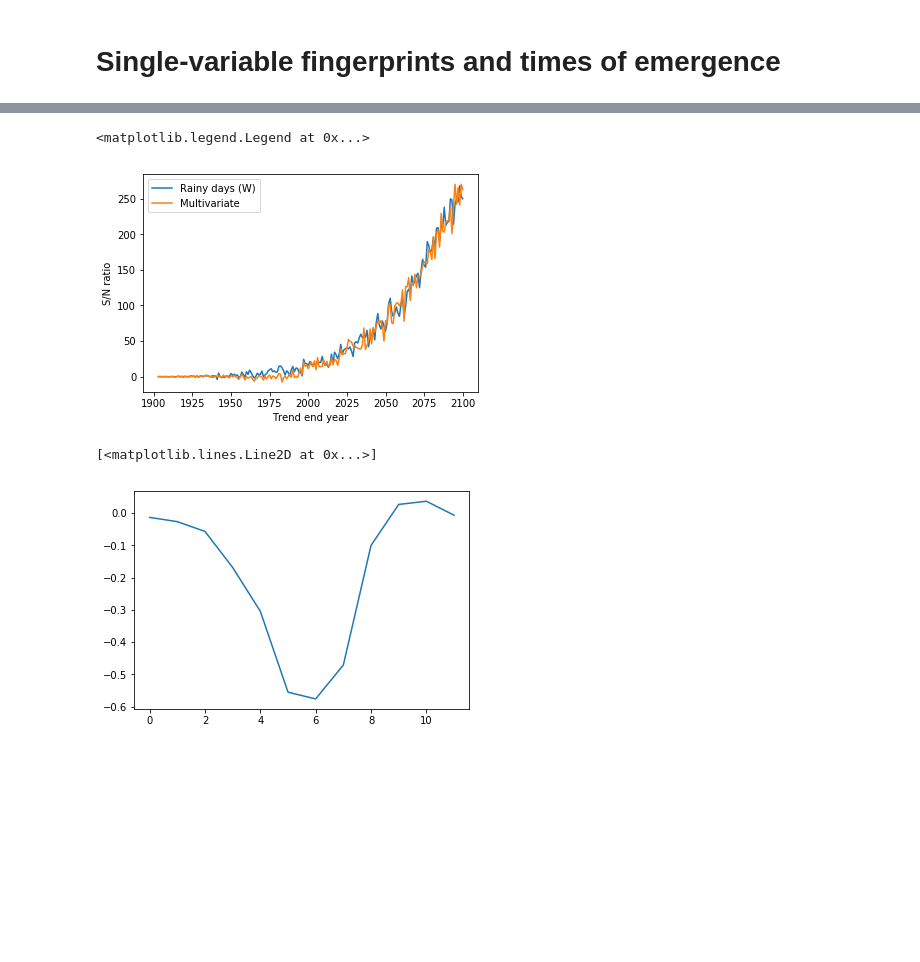
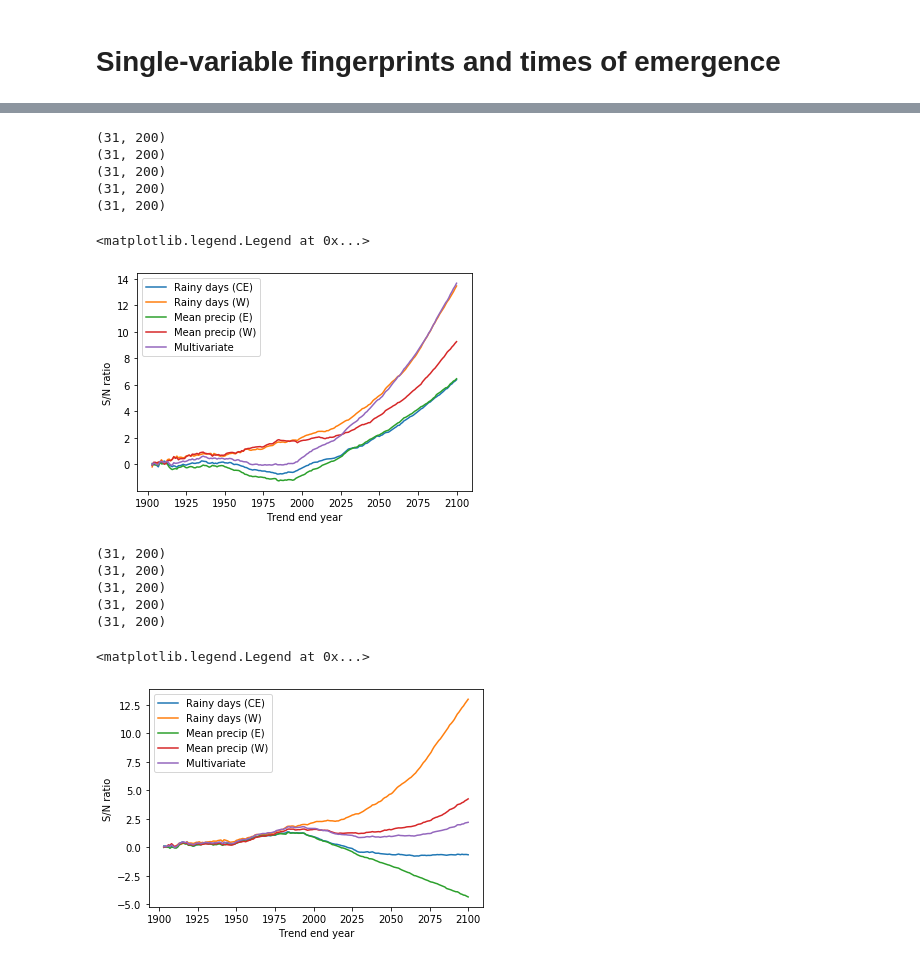
Before and after one commit to katemarvel/Sahel_Code, a Jupyter notebook: SahelFinal.ipynb, the cells around one changed output, grey strips where cells are left out. Saved outputs shown, nothing was run; the diff lists cells and outputs as text; code cells hidden in the pictures; blank space fills up the shorter version.

Commit message:
Sahel_Final improved

```diff
--- a/SahelFinal.ipynb
+++ b/SahelFinal.ipynb
@@ -757,7 +764,7 @@ for variable in include:
 # %%
 for key in SOLVERS20.keys():
     solver=SOLVERS20[key]
-    fac=da.get_orientation(solver)
+    fac=DA_tools.get_orientation(solver)
     eof1=solver.eofs()[0]
     plt.plot(fac*eof1.asma())
 # %% [output]
@@ -765,7 +772,7 @@ for key in SOLVERS20.keys():
 # %%
 for key in SOLVERS21.keys():
     solver=SOLVERS21[key]
-    fac=da.get_orientation(solver)
+    fac=DA_tools.get_orientation(solver)
     eof1=solver.eofs()[0]
     plt.plot(fac*eof1.asma())
 # %% [output]
@@ -844,10 +824,0 @@ f20.close()
-# %%
-f21=cdms.open("/Users/kmarvel/Google Drive/Sahel/DATA/SN/signals21cen.nc","w")
-for variable in include:
-    projections21=h85.project_on_solver(time_bounds=('2000-1-1','2099-12-31'),include=variable)
-    projections21.id=variable
-    f21.write(projections21)
-projections21=h85.project_on_solver(time_bounds=('2000-1-1','2099-12-31'),include=include)
-projections21.id="all"
-f21.write(projections21)
-f21.close()
@@ -854,13 +918,26 @@ f21.close()
 # %%
-def plot_signal_to_noise(variable,century,**kwargs):
-    fsignal=cdms.open("/Users/kmarvel/Google Drive/Sahel/DATA/SN/signals"+str(century)+"cen.nc")
+def plot_signal_to_noise(variable,century,CRU=False,include_all=False,**kwargs):
+    if CRU:
+
+        fsignal=cdms.open("/Users/kmarvel/Google Drive/Sahel/DATA/SN/signalsCRU"+str(century)+"cen.nc")
+    else:
+
+        fsignal=cdms.open("/Users/kmarvel/Google Drive/Sahel/DATA/SN/signals"+str(century)+"cen.nc")
     signals=fsignal(variable)
+    print(signals.shape)
     fnoise=cdms.open("/Users/kmarvel/Google Drive/Sahel/DATA/SN/noise"+str(century)+"cen.nc")
     noise=fnoise(variable)
     fsignal.close()
     fnoise.close()
-    SN=MV.average(signals,axis=0)/noise
-    xax=np.arange(200)+1901
+    if CRU:
+        SN=signals/noise[:len(signals)]
+    else:
+        SN=MV.average(signals,axis=0)/noise
+    xax=np.arange(len(SN))+1901
     plt.plot(xax,SN.asma(),**kwargs)
     plt.ylabel("S/N ratio")
     plt.xlabel("Trend end year")
+    if (include_all and ~CRU):
+
+        for i in range(signals.shape[0]):
+            plt.plot(xax,(signals[i]/noise).asma(),lw=.5,alpha=.3,**kwargs)
@@ -889,15 +994,30 @@ plot_signal("all",21)
 # %%
-#plot_signal_to_noise("intensity_CE",21,label="Rainy days (CE)")
+plot_signal_to_noise("intensity_CE",21,label="Rainy days (CE)")
 plot_signal_to_noise("intensity_W",21,label="Rainy days (W)")
-#plot_signal_to_noise("pr_CE",21,label="Mean precip (E)")
-#plot_signal_to_noise("pr_W",21,label="Mean precip (W)")
+plot_signal_to_noise("pr_CE",21,label="Mean precip (E)")
+plot_signal_to_noise("pr_W",21,label="Mean precip (W)")
 plot_signal_to_noise("all",21,label="Multivariate")
 plt.legend()
 # %% [output]
-<matplotlib.legend.Legend at 0x...>
+(31, 200)
+(31, 200)
+(31, 200)
+(31, 200)
+(31, 200)
+<matplotlib.legend.Legend at 0x...>
-[figure, old version]
+[figure, new version]
-# %%
-plt.plot(SOLVERS21["intensity_W"].eofs()[0].asma())
-# %% [output]
-[<matplotlib.lines.Line2D at 0x...>]
-[figure, removed]
+# %%
+plot_signal_to_noise("intensity_CE",20,label="Rainy days (CE)")
+plot_signal_to_noise("intensity_W",20,label="Rainy days (W)")
+plot_signal_to_noise("pr_CE",20,label="Mean precip (E)")
+plot_signal_to_noise("pr_W",20,label="Mean precip (W)")
+plot_signal_to_noise("all",20,label="Multivariate")
+plt.legend()
+# %% [output]
+(31, 200)
+(31, 200)
+(31, 200)
+(31, 200)
+(31, 200)
+<matplotlib.legend.Legend at 0x...>
+[figure, added]
```
Also changed, not shown: parts of 36 cells of this notebook.
